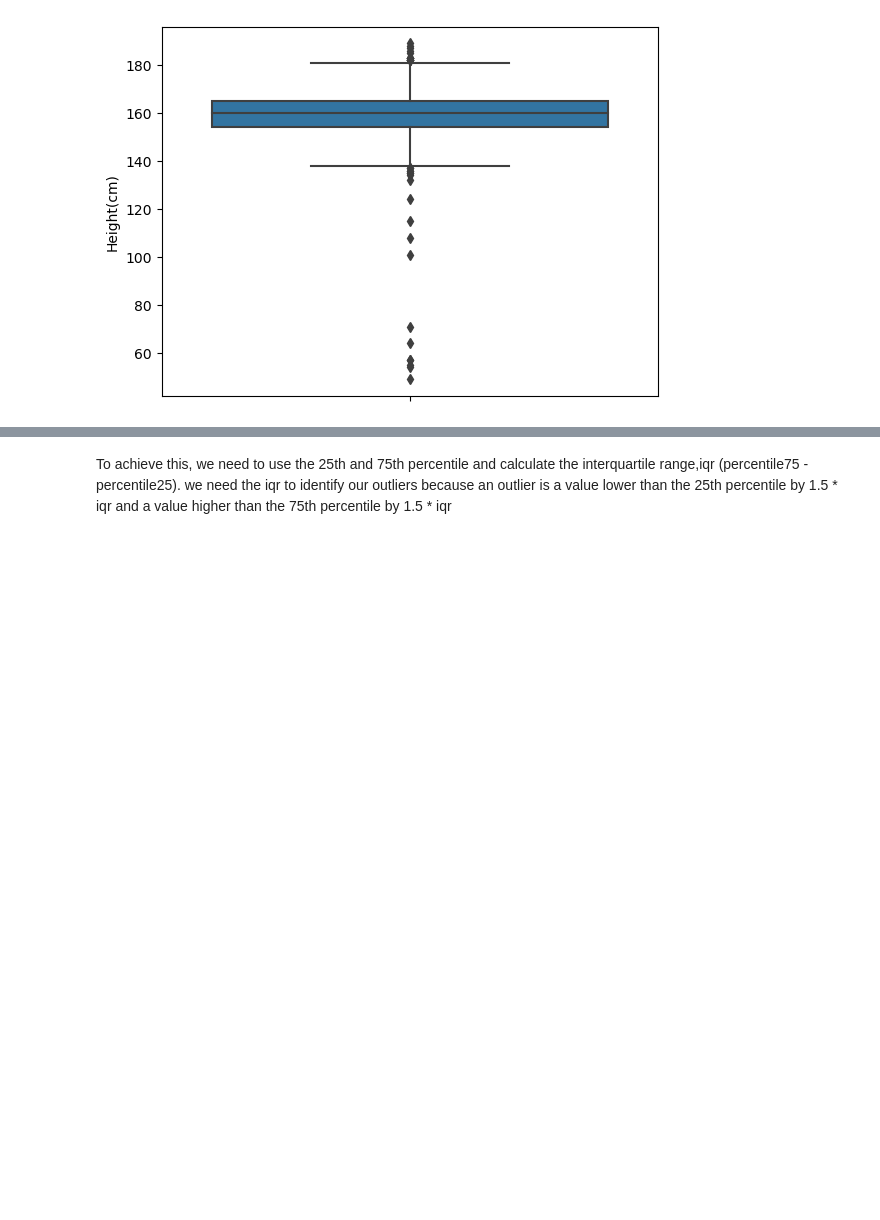
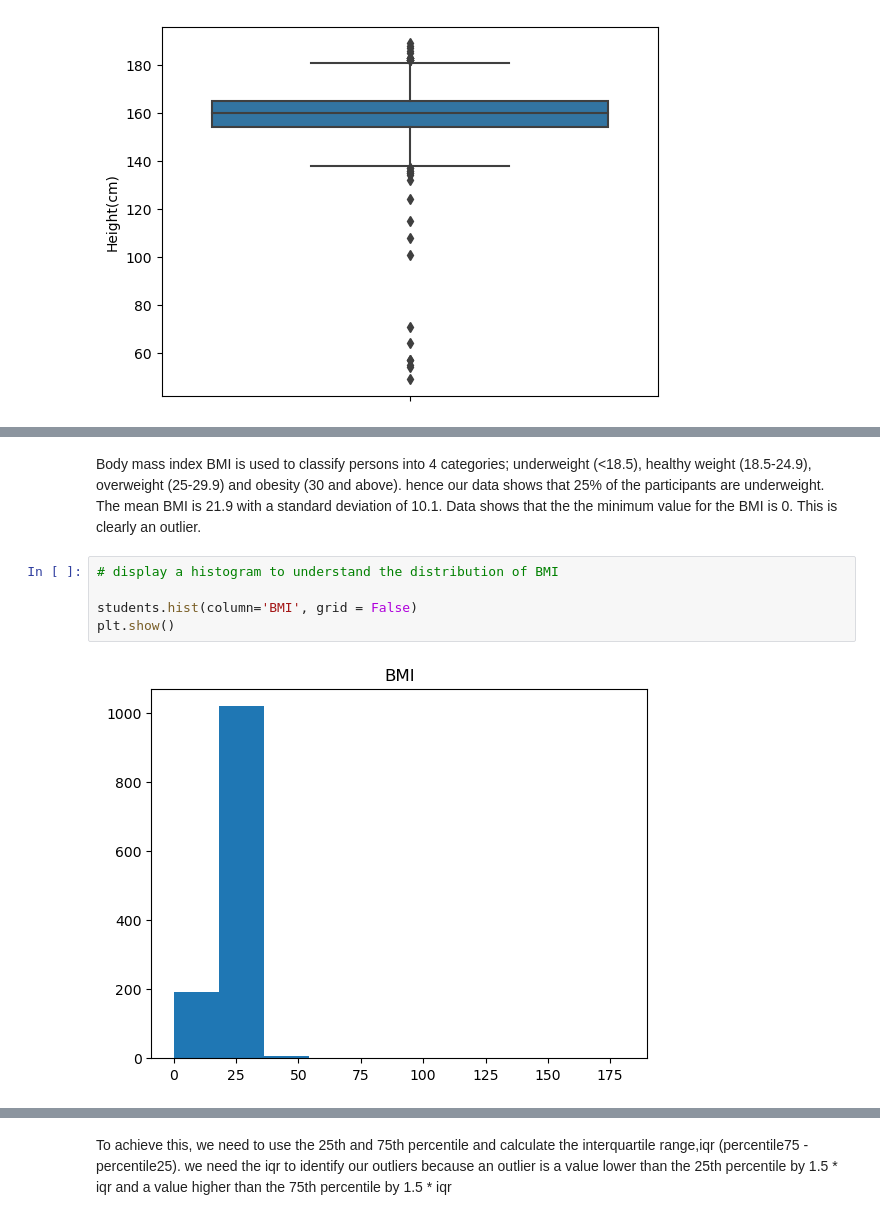
Before and after one commit to Ndong21/Datascience_python_regression, a Jupyter notebook: Datascience_python_regression.ipynb, the cells around one changed output, grey strips where cells are left out. Drawn from its saved outputs; the diff is of its cells as text; blank space fills up the shorter version.

```diff
--- a/Datascience_python_regression.ipynb
+++ b/Datascience_python_regression.ipynb
@@ -621,0 +628,9 @@ box=sns.boxplot(y=students['Height(cm)'])
+# %% [markdown]
+Body mass index BMI is used to classify persons into 4 categories; underweight (<18.5), healthy weight (18.5-24.9), overweight (25-29.9) and obesity (30 and above). hence our data shows that 25% of the participants are underweight. The mean BMI is 21.9 with a standard deviation of 10.1. Data shows that the the minimum value for the BMI is 0. This is clearly an outlier.
+# %%
+# display a histogram to understand the distribution of BMI
+
+students.hist(column='BMI', grid = False)
+plt.show()
+# %% [output]
+[figure, added]
```
Also changed, not shown: parts of 31 cells of this notebook.
